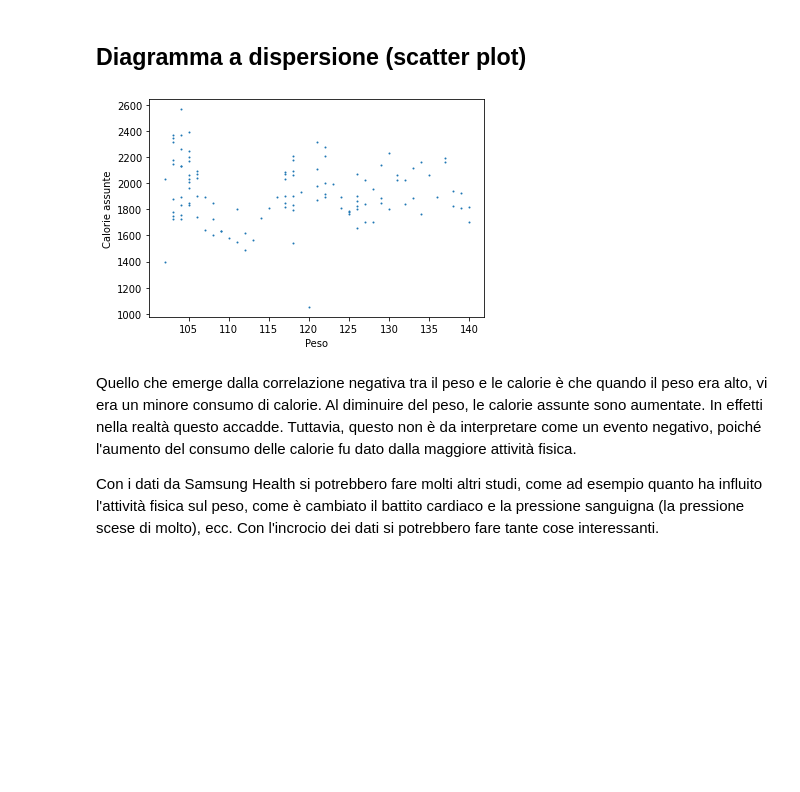
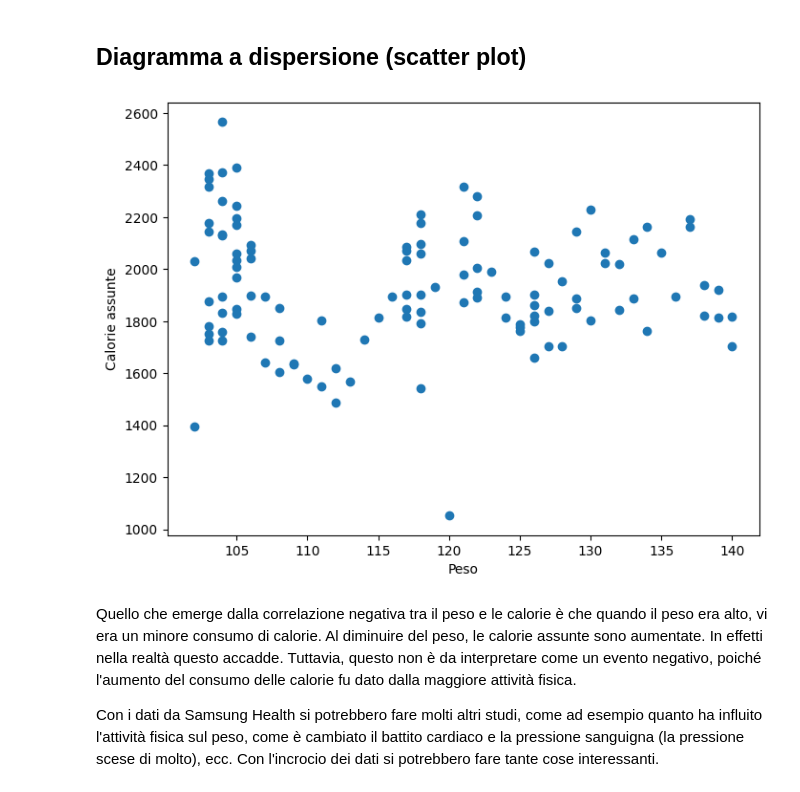
Before and after one commit to OB-UNISA/Statistica, a Jupyter notebook: statistica.ipynb, the cells around one changed output. Drawn from its saved outputs; the diff is of its cells as text; code cells hidden in the pictures; blank space fills up the shorter version.

```diff
--- a/statistica.ipynb
+++ b/statistica.ipynb
@@ -47,6 +48,9 @@ import matplotlib.pyplot as plt
 import pandas as pd
 import csv
 from math import sqrt
+
+plt.rcParams['figure.figsize'] = [8, 6]
+plt.rcParams['figure.dpi'] = 100
 # %% [markdown]
 # Parsing dei dati del peso corporeo
 # %% [markdown]
@@ -63,6 +67,7 @@ with open('peso.csv', 'r') as csvfile:
 df_peso = pd.DataFrame(peso, columns=['data', 'peso'])
 df_peso['data'] = pd.to_datetime(df_peso['data'])
 df_peso = df_peso.groupby(pd.Grouper(key='data', freq='W')).mean().round(0)
+df_peso = df_peso.dropna()
 df_peso = df_peso.reset_index()
 df_peso
 # %% [output]
@@ -528,13 +566,13 @@ Coefficiente di correlazione campionario: -0.07087210023488409, è presente una
 ## Diagramma a dispersione (scatter plot)
 # %%
 fig, ax = plt.subplots()
-ax.scatter(df_merge['peso'], df_merge['calorie'], s=1)
+ax.scatter(df_merge['peso'], df_merge['calorie'])
 ax.set_xlabel('Peso')
 ax.set_ylabel('Calorie assunte')
 
 plt.show()
 # %% [output]
-[figure, old version]
+[figure, new version]
 # %% [markdown]
 Quello che emerge dalla correlazione negativa tra il peso e le calorie è che quando il peso era alto, vi era un minore consumo di calorie. Al diminuire del peso, le calorie assunte sono aumentate. In effetti nella realtà questo accadde. Tuttavia, questo non è da interpretare come un evento negativo, poiché l'aumento del consumo delle calorie fu dato dalla maggiore attività fisica.
 
```
Also changed, not shown: parts of 22 cells of this notebook, 1 other file.
